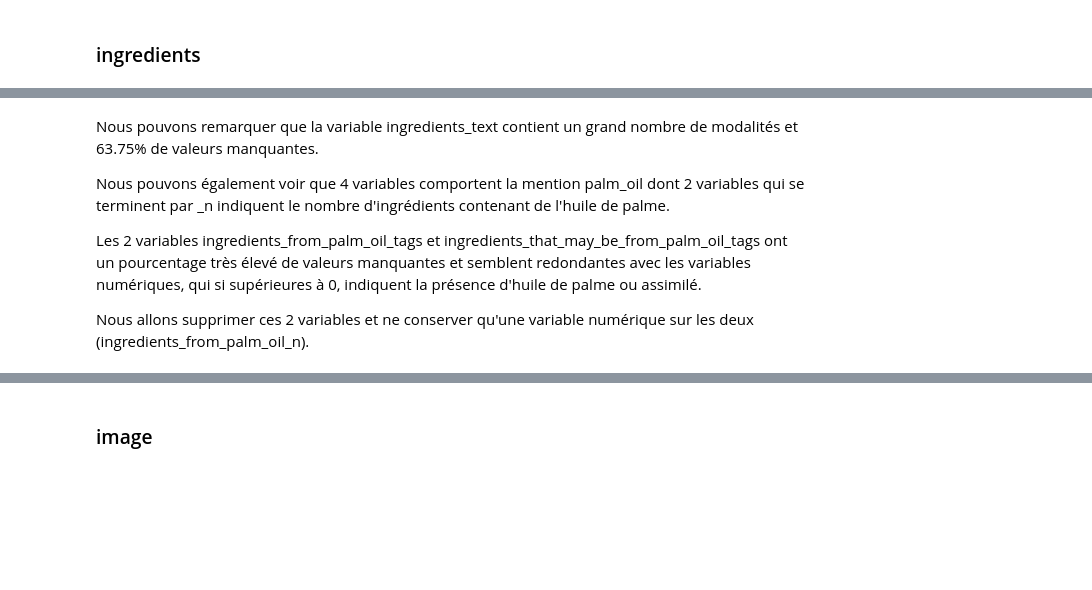
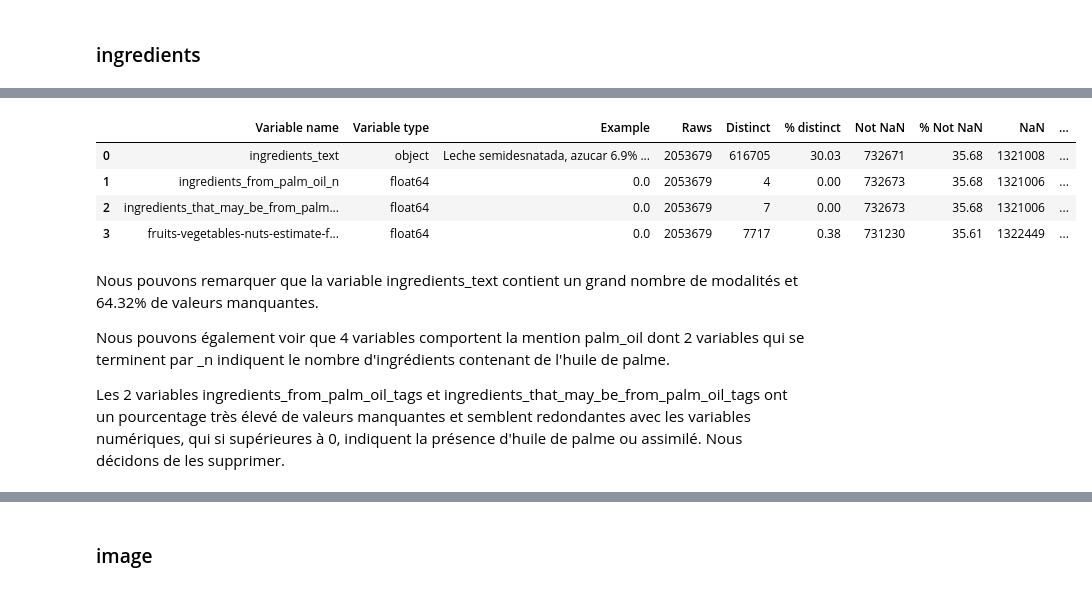
Before and after one commit to Milie-Mimi/OC_DS_Project3, a Jupyter notebook: Projet_3_Cleaning_EGR.ipynb, the cells around one changed output, grey strips where cells are left out. Drawn from its saved outputs; the diff is of its cells as text; code cells hidden in the pictures; blank space fills up the shorter version.

```diff
--- a/Projet_3_Cleaning_EGR.ipynb
+++ b/Projet_3_Cleaning_EGR.ipynb
@@ -643,8 +694,20 @@ describe_variables(openfoodfacts_tags[liste_col_ingredients])
+# %%
+def check_redundancy(dataframe, keyword):
+    ''' Fonction qui renseigne sur les principales statistiques des variables contenant le mot saisi en entrée.'''
+    liste = dataframe.iloc[:,dataframe.columns.str.contains(keyword)].columns.unique().tolist()
+    describe = describe_variables(dataframe[liste])
+    return describe
+# %%
+check_redundancy(openfoodfacts_en, 'ingredients')
+# %% [output]
+|  | Variable name | Variable type | Example | Raws | Distinct | % distinct | Not NaN | % Not NaN | NaN | ... |
+| 0 | ingredients_text | object | Leche semidesnatada, azucar 6.9% ... | 2053679 | 616705 | 30.03 | 732671 | 35.68 | 1321008 | ... |
+| 1 | ingredients_from_palm_oil_n | float64 | 0.0 | 2053679 | 4 | 0.00 | 732673 | 35.68 | 1321006 | ... |
+| 2 | ingredients_that_may_be_from_palm... | float64 | 0.0 | 2053679 | 7 | 0.00 | 732673 | 35.68 | 1321006 | ... |
+| 3 | fruits-vegetables-nuts-estimate-f... | float64 | 0.0 | 2053679 | 7717 | 0.38 | 731230 | 35.61 | 1322449 | ... |
 # %% [markdown]
-Nous pouvons remarquer que la variable ingredients_text contient un grand nombre de modalités et 63.75% de valeurs manquantes.
+Nous pouvons remarquer que la variable ingredients_text contient un grand nombre de modalités et 64.32% de valeurs manquantes.
 
 Nous pouvons également voir que 4 variables comportent la mention palm_oil dont 2 variables qui se terminent par _n indiquent le nombre d'ingrédients contenant de l'huile de palme.
 
-Les 2 variables ingredients_from_palm_oil_tags et ingredients_that_may_be_from_palm_oil_tags ont un pourcentage très élevé de valeurs manquantes et semblent redondantes avec les variables numériques, qui si supérieures à 0, indiquent la présence d'huile de palme ou assimilé.
-
-Nous allons supprimer ces 2 variables et ne conserver qu'une variable numérique sur les deux (ingredients_from_palm_oil_n).
+Les 2 variables ingredients_from_palm_oil_tags et ingredients_that_may_be_from_palm_oil_tags ont un pourcentage très élevé de valeurs manquantes et semblent redondantes avec les variables numériques, qui si supérieures à 0, indiquent la présence d'huile de palme ou assimilé. Nous décidons de les supprimer.
```
Also changed, not shown: parts of 99 cells of this notebook.
